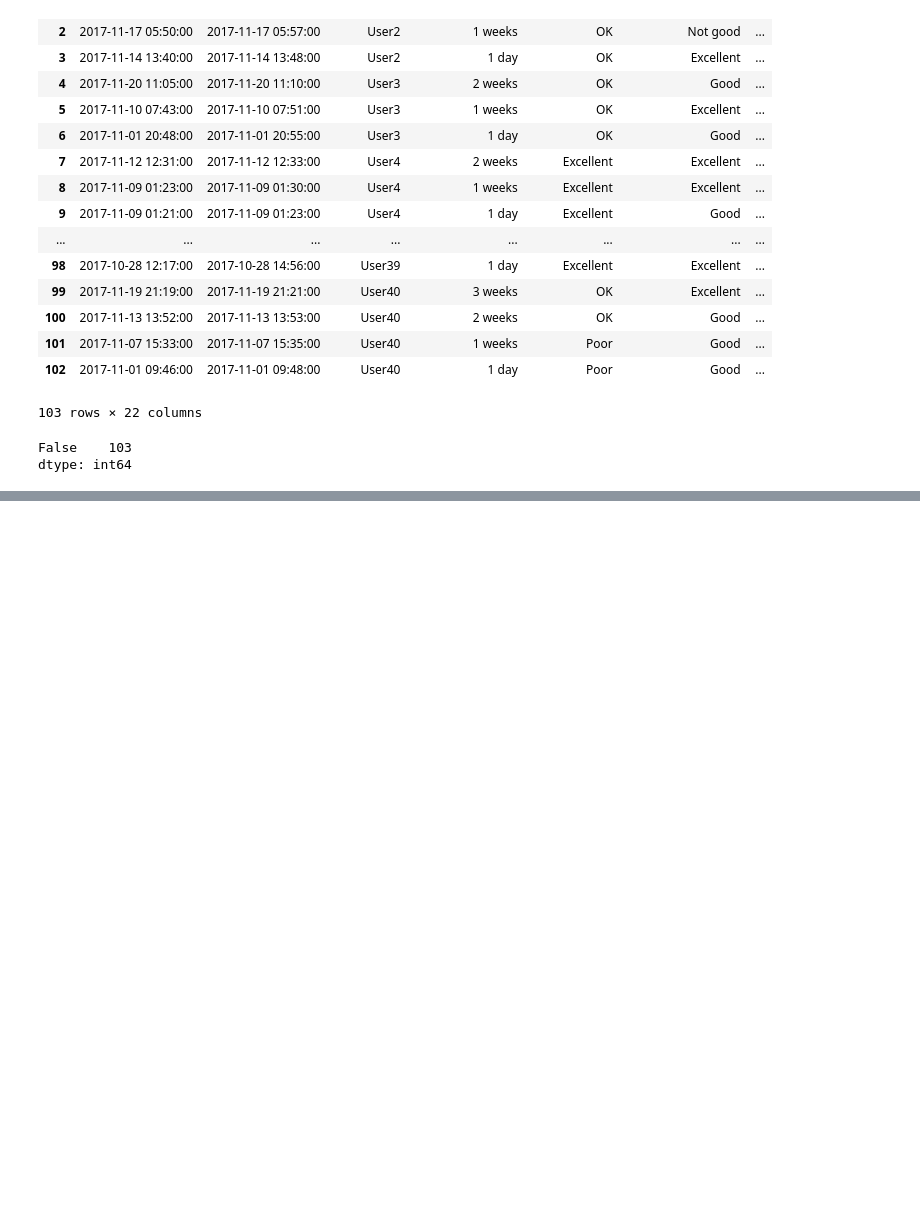
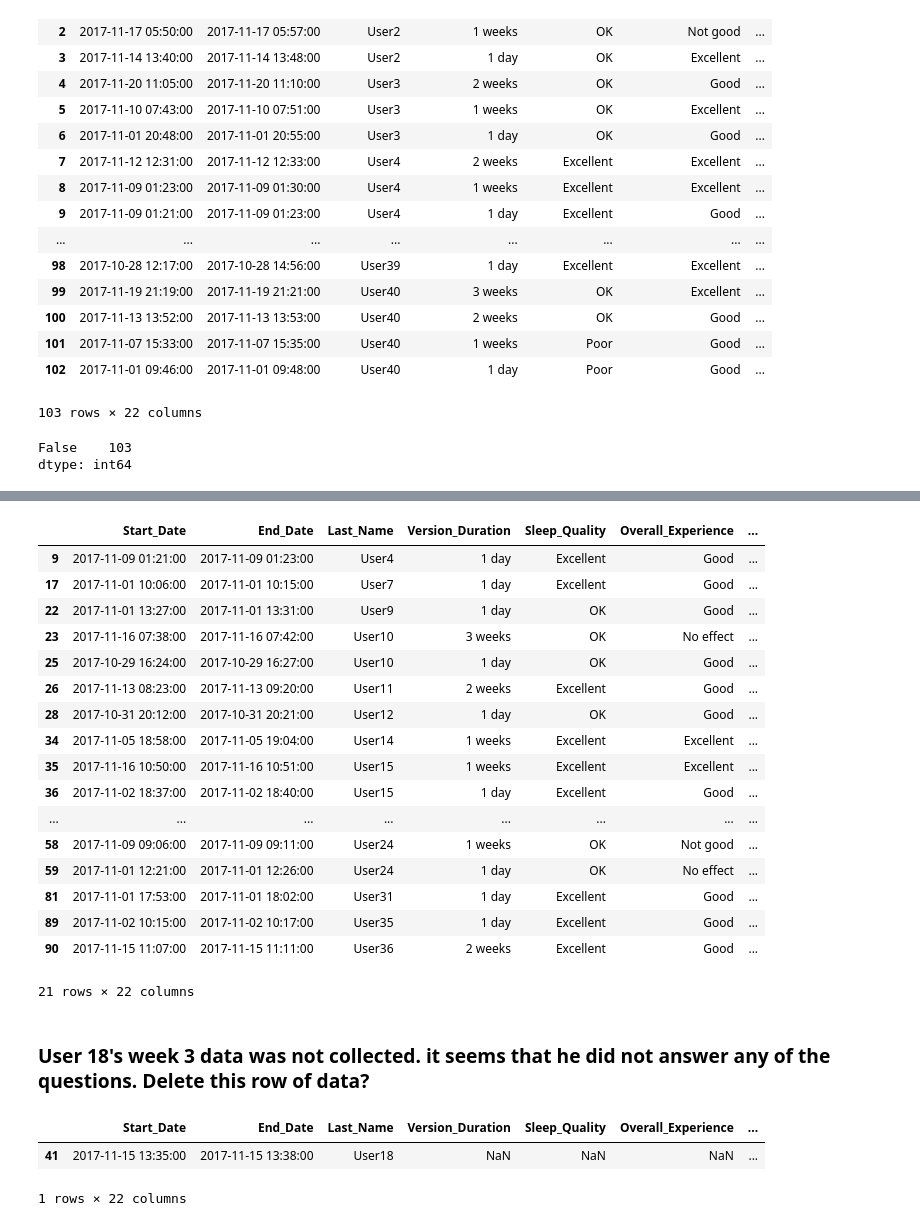
Before and after one commit to s-leung/NootropicProject, a Jupyter notebook: Data Cleaning - Trial 099.ipynb, the cells around one changed output, grey strips where cells are left out. Drawn from its saved outputs; the diff is of its cells as text; code cells hidden in the pictures; blank space fills up the shorter version.

```diff
--- a/Data Cleaning - Trial 099.ipynb
+++ b/Data Cleaning - Trial 099.ipynb
@@ -233,0 +274,29 @@ dtype: int64
+# %%
+df[df.isnull().T.any().T]
+# %% [output]
+|  | Start_Date | End_Date | Last_Name | Version_Duration | Sleep_Quality | Overall_Experience | ... |
+| 9 | 2017-11-09 01:21:00 | 2017-11-09 01:23:00 | User4 | 1 day | Excellent | Good | ... |
+| 17 | 2017-11-01 10:06:00 | 2017-11-01 10:15:00 | User7 | 1 day | Excellent | Good | ... |
+| 22 | 2017-11-01 13:27:00 | 2017-11-01 13:31:00 | User9 | 1 day | OK | Good | ... |
+| 23 | 2017-11-16 07:38:00 | 2017-11-16 07:42:00 | User10 | 3 weeks | OK | No effect | ... |
+| 25 | 2017-10-29 16:24:00 | 2017-10-29 16:27:00 | User10 | 1 day | OK | Good | ... |
+| 26 | 2017-11-13 08:23:00 | 2017-11-13 09:20:00 | User11 | 2 weeks | Excellent | Good | ... |
+| 28 | 2017-10-31 20:12:00 | 2017-10-31 20:21:00 | User12 | 1 day | OK | Good | ... |
+| 34 | 2017-11-05 18:58:00 | 2017-11-05 19:04:00 | User14 | 1 weeks | Excellent | Excellent | ... |
+| 35 | 2017-11-16 10:50:00 | 2017-11-16 10:51:00 | User15 | 1 weeks | Excellent | Excellent | ... |
+| 36 | 2017-11-02 18:37:00 | 2017-11-02 18:40:00 | User15 | 1 day | Excellent | Good | ... |
+| ... | ... | ... | ... | ... | ... | ... | ... |
+| 58 | 2017-11-09 09:06:00 | 2017-11-09 09:11:00 | User24 | 1 weeks | OK | Not good | ... |
+| 59 | 2017-11-01 12:21:00 | 2017-11-01 12:26:00 | User24 | 1 day | OK | No effect | ... |
+| 81 | 2017-11-01 17:53:00 | 2017-11-01 18:02:00 | User31 | 1 day | Excellent | Good | ... |
+| 89 | 2017-11-02 10:15:00 | 2017-11-02 10:17:00 | User35 | 1 day | Excellent | Good | ... |
+| 90 | 2017-11-15 11:07:00 | 2017-11-15 11:11:00 | User36 | 2 weeks | Excellent | Good | ... |
+21 rows × 22 columns
+# %% [markdown]
+### User 18's week 3 data was not collected. it seems that he did not answer any of the questions. Delete this row of data?
+# %%
+df[df.Version_Duration.isnull()==True] # did not collect data from user18 on week 3
+# %% [output]
+|  | Start_Date | End_Date | Last_Name | Version_Duration | Sleep_Quality | Overall_Experience | ... |
+| 41 | 2017-11-15 13:35:00 | 2017-11-15 13:38:00 | User18 | NaN | NaN | NaN | ... |
+1 rows × 22 columns
```
Also changed, not shown: parts of 39 cells of this notebook, 1 other file.
